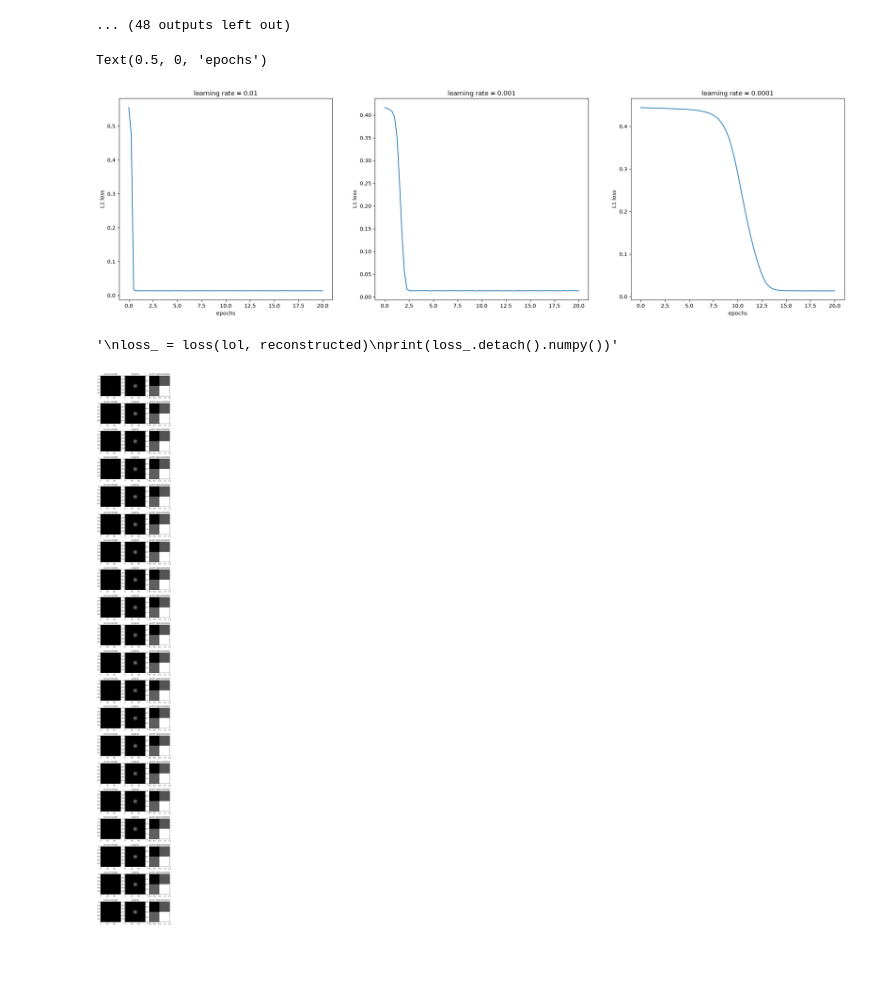
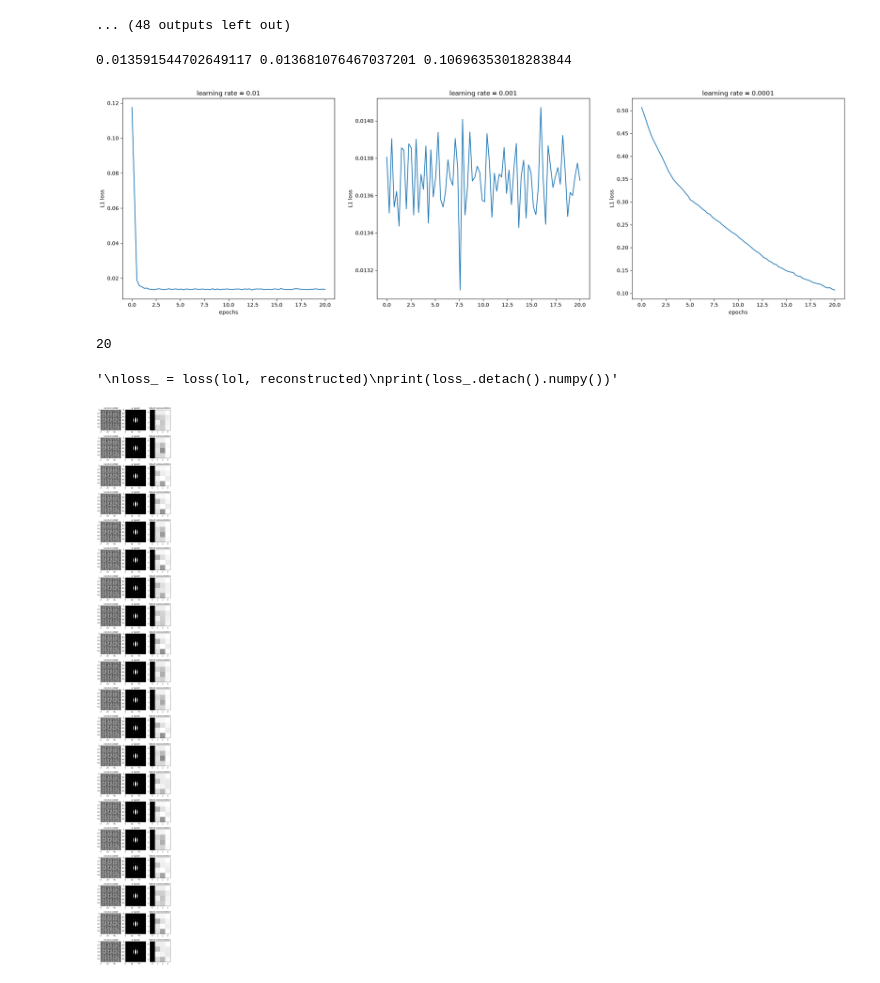
Before and after one commit to elenafolch/MSc-semester-project, a Jupyter notebook: autoencoder.ipynb, the cells around one changed output. Cells and saved outputs as stored; diff of their text form; code cells hidden in the pictures; blank space fills up the shorter version.

```diff
--- a/autoencoder.ipynb
+++ b/autoencoder.ipynb
@@ -47,16 +49,17 @@ print(len(dataset))
 # %%
 loss = nn.L1Loss()
 model = autoenc(1)
-lol = train_loader.dataset[0][0]
+lol, opd = train_loader.dataset[0]
+lol = torch.unsqueeze(lol, dim=0)
 latent, denoised, _, layer_reps = model(lol)
 
 print(len(layer_reps))
-plt.imshow(layer_reps[4][0].detach().numpy())
+plt.imshow(layer_reps[4][0, 0].detach().numpy())
 print(latent.shape, denoised.shape)
 
 fig, ax = plt.subplots(1, 2)
-ax[0].imshow(denoised.detach().numpy()[0, :, :])
-ax[1].imshow(latent.detach().numpy()[0, :, :])
+ax[0].imshow(denoised.detach().numpy()[0, 0, :, :])
+ax[1].imshow(latent.detach().numpy()[0, 0, :, :])
 ax[0].set_title("reconstructed")
 ax[1].set_title("latent")
 
@@ -132,29 +135,35 @@ ax[2].plot(epochs, loss_lr[2, :])
 ax[2].set_title("learning rate = 0.0001")
 ax[2].set_ylabel("L1 loss")
 ax[2].set_xlabel("epochs")
+
+print(loss_lr[0, -1], loss_lr[1, -1], loss_lr[2, -1])
 # %% [output]
-Text(0.5, 0, 'epochs')
+0.013591544702649117 0.013681076467037201 0.10696353018283844
-[figure, old version]
+[figure, new version]
 # %%
 fig, ax = plt.subplots(len(test_loader.dataset), 3)
 fig.set_figheight(60)
 fig.set_figwidth(7.5)
+print(len(test_loader.dataset))
 
-for i, test_data in enumerate(test_loader.dataset):
+for i, test_data in enumerate(test_loader):
     test_img = test_data[0]
     latent, reconstructed, _, layer_reps = model(test_img)
+    norm = ImageNormalize(reconstructed[0, :, :].detach().numpy(), interval=ZScaleInterval(), stretch=AsinhStretch())
 
-    ax[i, 0].imshow(reconstructed.detach().numpy()[0, :, :], cmap="grey")
-    ax[i, 1].imshow(lol.detach().numpy()[0, :, :], cmap="grey")
-    ax[i, 2].imshow(latent.detach().numpy()[0, :, :], cmap="grey")
+
+    ax[i, 0].imshow(reconstructed.detach().numpy()[0, 0, :, :], norm=norm, cmap="grey")
+    ax[i, 1].imshow(lol.detach().numpy()[0, :, :], norm=norm, cmap="grey")
+    ax[i, 2].imshow(latent.detach().numpy()[0, 0, :, :], norm=norm, cmap="grey")
     ax[i, 0].set_title("reconstructed")
     ax[i, 1].set_title("original")
     ax[i, 2].set_title("latent representation")
 
 """
 loss_ = loss(lol, reconstructed)
 print(loss_.detach().numpy())"""
 # %% [output]
-'\nloss_ = loss(lol, reconstructed)\nprint(loss_.detach().numpy())'
+20
+'\nloss_ = loss(lol, reconstructed)\nprint(loss_.detach().numpy())'
-[figure, old version]
+[figure, new version]
 # %%
```
Also changed, not shown: parts of 7 cells of this notebook, 10 other files.
